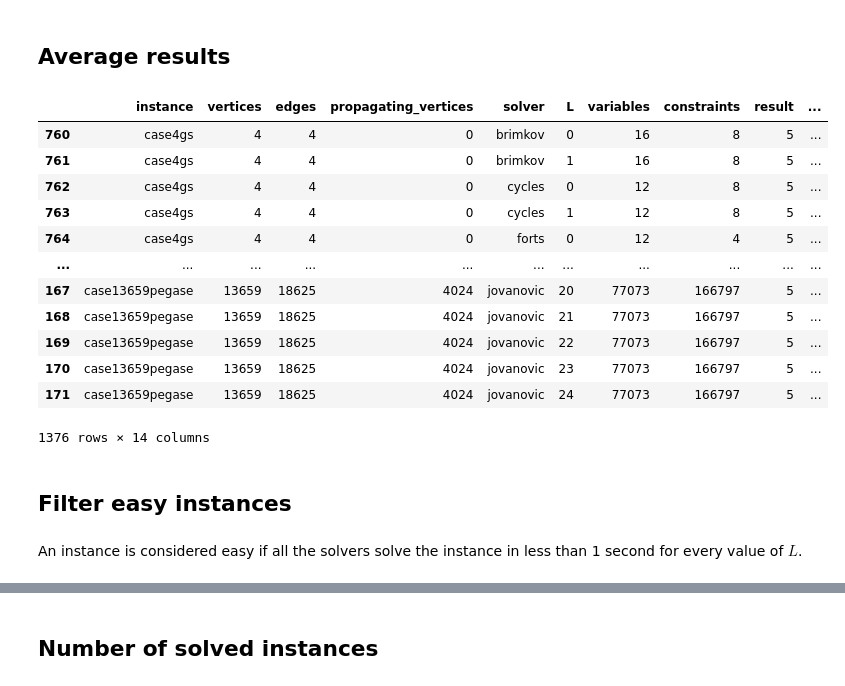
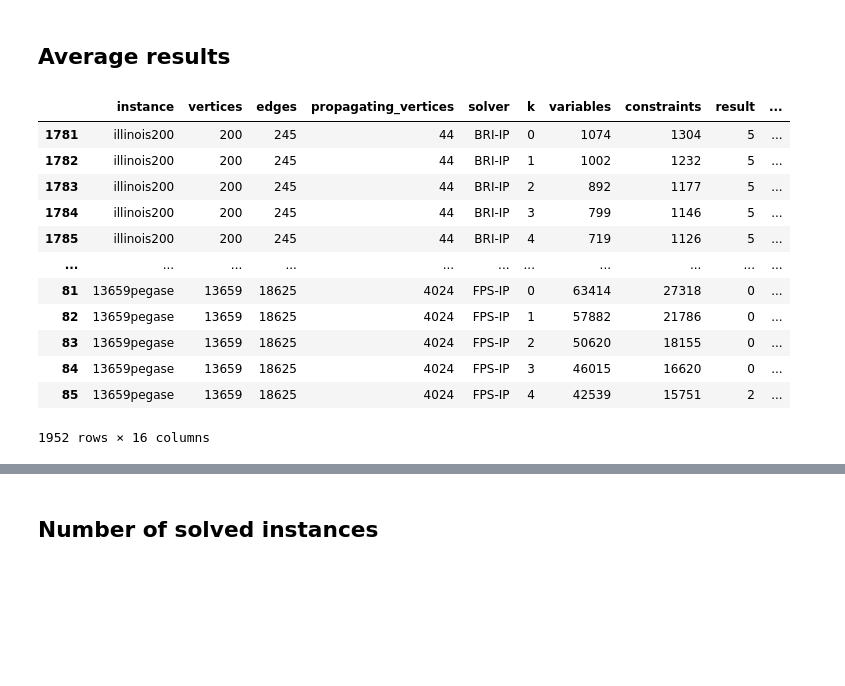
Before and after one commit to maurolucci/pds-lim, a Jupyter notebook: experiments/stats1.ipynb, the cells around one changed output, grey strips where cells are left out. Cells and saved outputs as stored; diff of their text form; code cells hidden in the pictures; blank space fills up the shorter version.

Commit message:
Improvements in the analysis of the results

```diff
--- a/experiments/stats1.ipynb
+++ b/experiments/stats1.ipynb
@@ -25,3 +14,9 @@ df = pd.read_csv(filename, index_col=0)
+# %%
+df_stats1 = pd.read_csv("stats1.csv", index_col=0)
+df_stats2 = pd.read_csv("stats2.csv", index_col=0)
+df_stats3 = pd.read_csv("stats3.csv", index_col=0)
+
+df = pd.concat([df_stats1, df_stats2, df_stats3], ignore_index=True)
 # %% [markdown]
 Clean the data.
 # %%
@@ -116,5 +127,5 @@ $L^*$ is the minumum $L$ such that the optimal value of $L$-channel PDS is equal
 # %%
-df4 = df.sort_values(["vertices", "instance", "opt_val", "L"], ignore_index=True).groupby("instance").head(1)
-L_star = dict(zip(df4.instance, df4.L))
-print(L_star)
+df4 = df.sort_values(["vertices", "instance", "opt_val", "k"], ignore_index=True).groupby("instance").head(1)
+k_star = dict(zip(df4.instance, df4.k))
+print(k_star)
 # %% [output]
@@ -122 +133,13 @@ print(L_star)
+# %%
+def classify(x):
+    if x.k/x.k_star <= 1/3:
+        return "low"
+    elif x.k/x.k_star <= 2/3:
+        return "medium"
+    else:
+        return "high"
+
+df["k_star"] = df["instance"].apply(lambda x: k_star[x])
+df["k_coef"] = df["k"] / df["k_star"]
+df["k_class"] = df[["k","k_star"]].apply(classify, axis=1)
 # %% [markdown]
@@ -124,5 +147,5 @@ Remove instances with $L$ greater than $L^*$.
 # %%
-df["L_star"] = df["instance"].apply(lambda x: L_star[x])
-df = df[df.L <= df.L_star]
+df["k_star"] = df["instance"].apply(lambda x: k_star[x])
+df = df[df.k <= df.k_star]
 df
 # %% [output]
@@ -144,45 +167,43 @@ df
 # %%
 def count_opt(serie):
     return serie[serie == "Optimal"].count()
 
 def gap_all(serie):
     return serie.mean()
 
 def gap_feas(serie):
     return serie[serie > 0].mean()
 
 def time_all(serie):
     return serie.mean()
 
 def time_opt(serie):
     return serie[serie < timeout].mean()
 
 df2 = df.groupby(["instance","vertices","edges","propagating_vertices","solver",
-                  "L","variables","constraints"], as_index=False).agg(
+                  "k","variables","constraints"], as_index=False).agg(
     result = ("result", count_opt),
     gap_all = ("gap", gap_all),
     gap_feas = ("gap", gap_feas),
     time_all = ("t_solver", time_all),
     time_opt = ("t_solver", time_opt),
-    upper_bound = ("upper_bound", "mean")
+    upper_bound = ("upper_bound", "mean"),
+    lower_bound = ("lower_bound", "mean"),
+    k_star = ("k_star", "min")
 )
-df2 = df2.sort_values(["vertices", "instance", "solver", "L"])
+df2 = df2.sort_values(["vertices", "instance", "solver", "k"])
 df2
 # %% [output]
-|  | instance | vertices | edges | propagating_vertices | solver | L | variables | constraints | result | ... |
-| 760 | case4gs | 4 | 4 | 0 | brimkov | 0 | 16 | 8 | 5 | ... |
-| 761 | case4gs | 4 | 4 | 0 | brimkov | 1 | 16 | 8 | 5 | ... |
-| 762 | case4gs | 4 | 4 | 0 | cycles | 0 | 12 | 8 | 5 | ... |
-| 763 | case4gs | 4 | 4 | 0 | cycles | 1 | 12 | 8 | 5 | ... |
-| 764 | case4gs | 4 | 4 | 0 | forts | 0 | 12 | 4 | 5 | ... |
+|  | instance | vertices | edges | propagating_vertices | solver | k | variables | constraints | result | ... |
+| 1781 | illinois200 | 200 | 245 | 44 | BRI-IP | 0 | 1074 | 1304 | 5 | ... |
+| 1782 | illinois200 | 200 | 245 | 44 | BRI-IP | 1 | 1002 | 1232 | 5 | ... |
+| 1783 | illinois200 | 200 | 245 | 44 | BRI-IP | 2 | 892 | 1177 | 5 | ... |
+| 1784 | illinois200 | 200 | 245 | 44 | BRI-IP | 3 | 799 | 1146 | 5 | ... |
+| 1785 | illinois200 | 200 | 245 | 44 | BRI-IP | 4 | 719 | 1126 | 5 | ... |
 | ... | ... | ... | ... | ... | ... | ... | ... | ... | ... | ... |
-| 167 | case13659pegase | 13659 | 18625 | 4024 | jovanovic | 20 | 77073 | 166797 | 5 | ... |
-| 168 | case13659pegase | 13659 | 18625 | 4024 | jovanovic | 21 | 77073 | 166797 | 5 | ... |
-| 169 | case13659pegase | 13659 | 18625 | 4024 | jovanovic | 22 | 77073 | 166797 | 5 | ... |
-| 170 | case13659pegase | 13659 | 18625 | 4024 | jovanovic | 23 | 77073 | 166797 | 5 | ... |
-| 171 | case13659pegase | 13659 | 18625 | 4024 | jovanovic | 24 | 77073 | 166797 | 5 | ... |
+| 81 | 13659pegase | 13659 | 18625 | 4024 | FPS-IP | 0 | 63414 | 27318 | 0 | ... |
+| 82 | 13659pegase | 13659 | 18625 | 4024 | FPS-IP | 1 | 57882 | 21786 | 0 | ... |
+| 83 | 13659pegase | 13659 | 18625 | 4024 | FPS-IP | 2 | 50620 | 18155 | 0 | ... |
+| 84 | 13659pegase | 13659 | 18625 | 4024 | FPS-IP | 3 | 46015 | 16620 | 0 | ... |
+| 85 | 13659pegase | 13659 | 18625 | 4024 | FPS-IP | 4 | 42539 | 15751 | 2 | ... |
-1376 rows × 14 columns
+1952 rows × 16 columns
-# %% [markdown]
-## Filter easy instances
-# %% [markdown]
-An instance is considered easy if all the solvers solve the instance in less than 1 second for every value of $L$.
```
Also changed, not shown: parts of 74 cells of this notebook, 2 other files.
